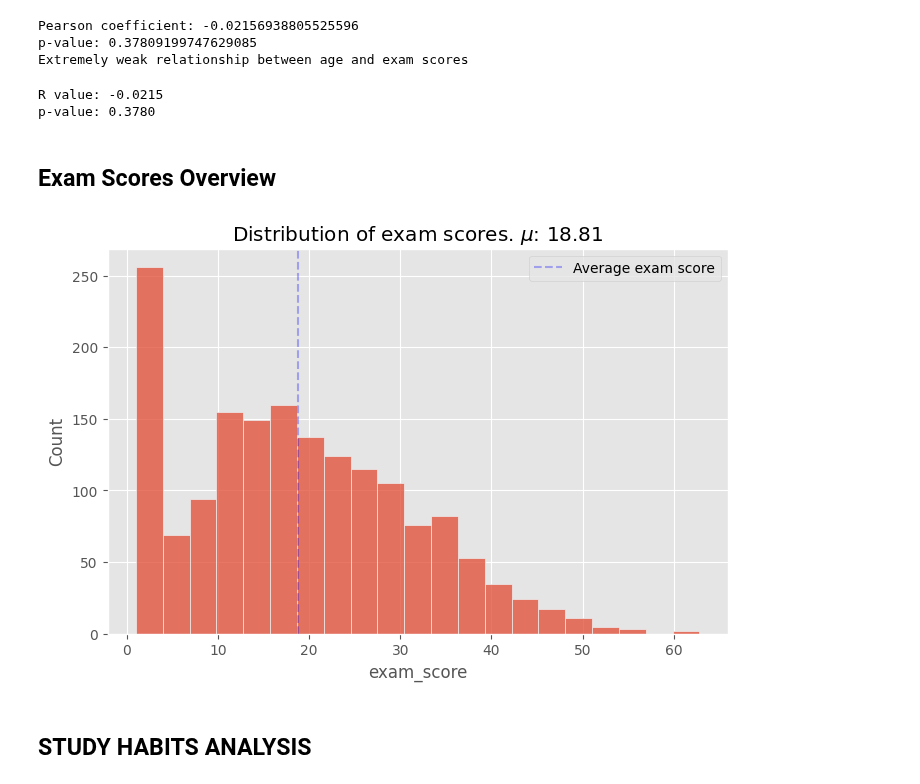
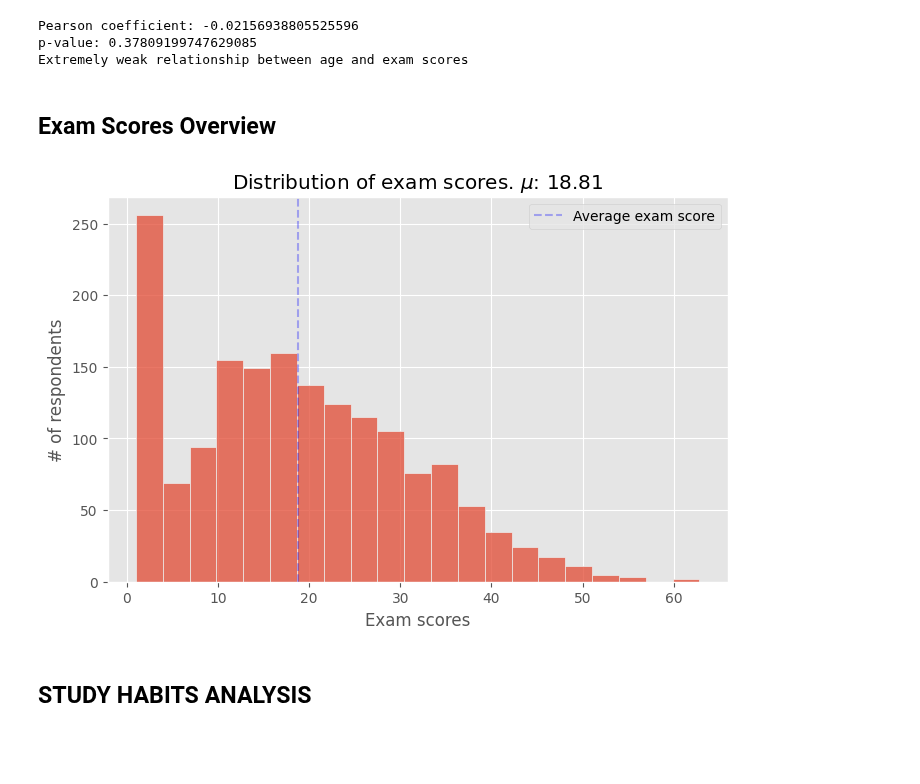
Before and after one commit to boredanalyst/Relating-Activities-Outside-School-with-Exam-Score, a Jupyter notebook: relating-activities-outside-school-with-exam-score.ipynb, the cells around one changed output. Saved outputs shown, nothing was run; the diff lists cells and outputs as text; code cells hidden in the pictures; blank space fills up the shorter version.

Commit message:
Kaggle Notebook | Relating Activities Outside School with Exam Score | Version 5

```diff
--- a/relating-activities-outside-school-with-exam-score.ipynb
+++ b/relating-activities-outside-school-with-exam-score.ipynb
@@ -251,53 +301,37 @@ print("Extremely weak relationship between age and exam scores")
 Pearson coefficient: -0.02156938805525596
 p-value: 0.37809199747629085
 Extremely weak relationship between age and exam scores
-# %%
-## Using linear regression between age and exam scores
-
-from scipy import stats
-
-viz_df_age = df["age"]
-viz_df_exam = df["exam_score"]
-
-## performing the analysis
-
-results = stats.linregress(viz_df_age, viz_df_exam)
-
-results
-print(f'R value: -0.0215')
-print(f'p-value: 0.3780')
-# %% [output]
-R value: -0.0215
-p-value: 0.3780
 # %% [markdown]
 ## Exam Scores Overview ##
 # %%
 ## plotting the histogram for the distribution of scores
 
 viz_df = df["exam_score"]
 ##viz_df = viz_df.reset_index()
 
 ## charting the plot
 
 plt.figure(figsize=(8,5))
 sns.histplot(data=viz_df)
 
 ## Annotating the chart
 
 avg_exam_score = round(df["exam_score"].mean(), 2)
 
 plt.title(f"Distribution of exam scores. $\\mu$: {avg_exam_score}")
 plt.axvline(
     avg_exam_score, linestyle="--",
     color="blue",
     alpha=0.3,
     label="Average exam score"
 )
+plt.xlabel("Exam scores")
+plt.ylabel("# of respondents")
 plt.legend()
 
 plt.show()
 # %% [output]
-[figure, old version]
+[figure, new version]
 # %% [markdown]
 ## STUDY HABITS ANALYSIS ##
 # %%
```
Also changed, not shown: parts of 6 cells of this notebook.
